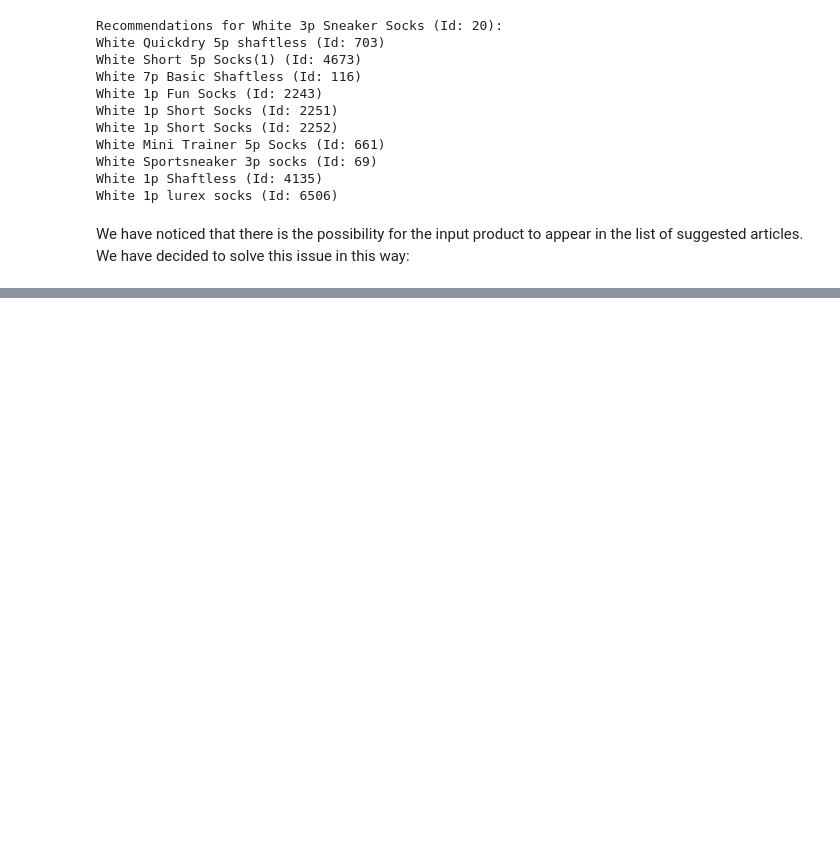
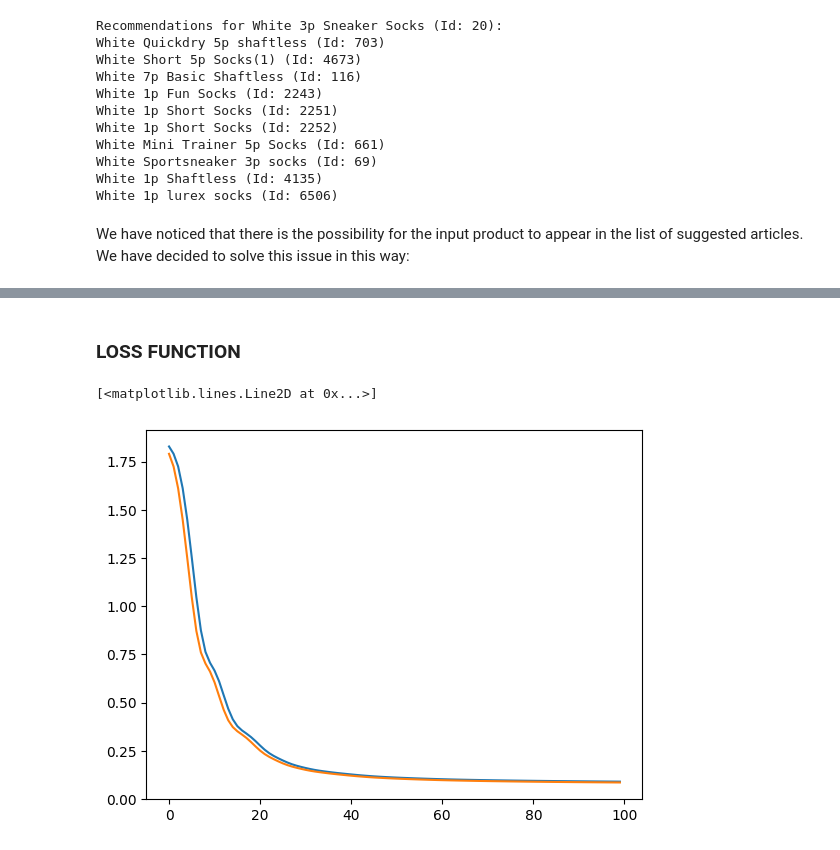
Before and after one commit to alessiabresolin/275601, a Jupyter notebook: project.ipynb, the cells around one changed output, grey strips where cells are left out. Cells and saved outputs as stored; diff of their text form; code cells hidden in the pictures; blank space fills up the shorter version.

```diff
--- a/project.ipynb
+++ b/project.ipynb
@@ -1017,0 +1050,2 @@ Black Mallorca straw cross (Id: 4363)
+# %% [markdown]
+### LOSS FUNCTION
@@ -1017,0 +1114,30 @@ Black Mallorca straw cross (Id: 4363)
+# %%
+train_transaction, test_transaction = split_dataframe(ua_transactions)
+
+A_train = build_rating_sparse_tensor(train_transaction)
+A_test = build_rating_sparse_tensor(test_transaction)
+
+U = tf.Variable(tf.random.normal(
+    [A_train.dense_shape[0], 8], stddev=.1))
+V = tf.Variable(tf.random.normal(
+    [A_train.dense_shape[1], 8], stddev=.1))
+# %%
+trainable_weights = [U, V]
+
+optimizer = tf.optimizers.Adam(learning_rate=0.1)
+# %%
+tr_losses = []
+te_losses = []
+for step in range(100):
+    with tf.GradientTape() as tape:
+        loss = loss_fn(A_train, U, V, lambdar=0.001, lambdag=0.1)
+    grads = tape.gradient(loss, trainable_weights)
+    optimizer.apply_gradients(zip(grads, trainable_weights))
+    tr_losses.append(loss)
+    te_losses.append(loss_fn(A_test, U, V, lambdar=0.0001, lambdag=0.1))
+
+plt.plot(tr_losses)
+plt.plot(te_losses)
+# %% [output]
+[<matplotlib.lines.Line2D at 0x...>]
+[figure, added]
```
Also changed, not shown: parts of 54 cells of this notebook.
